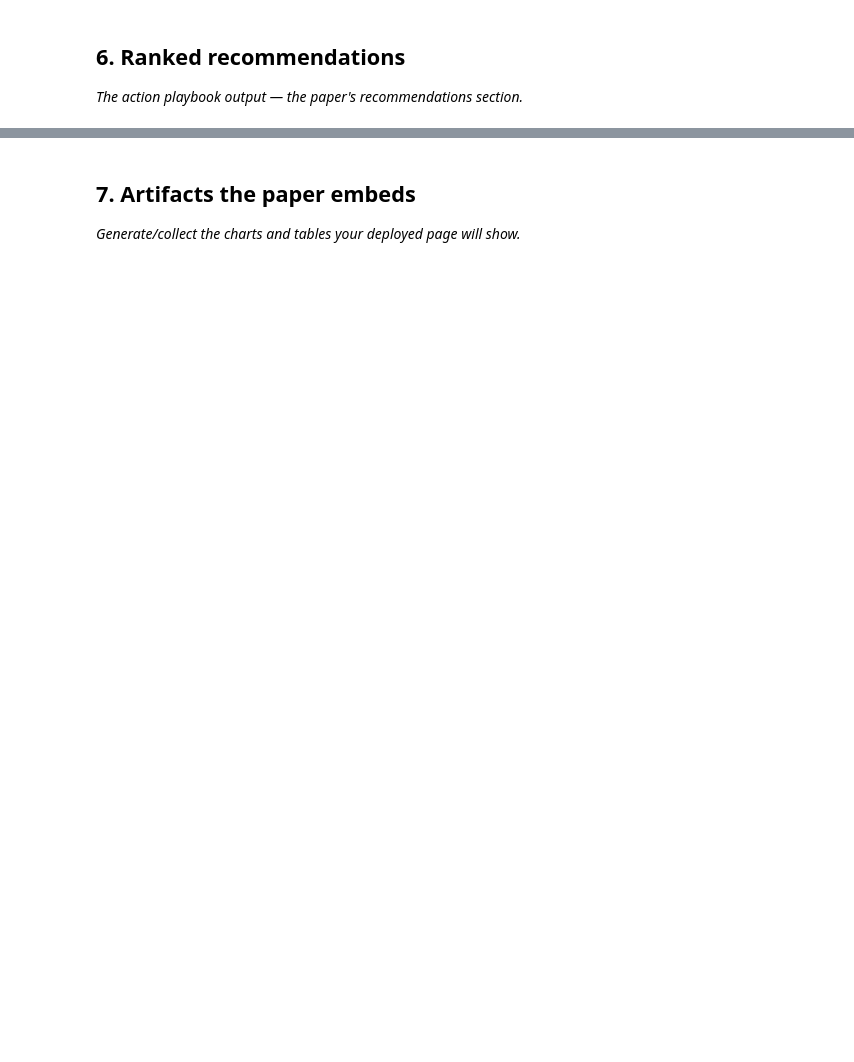
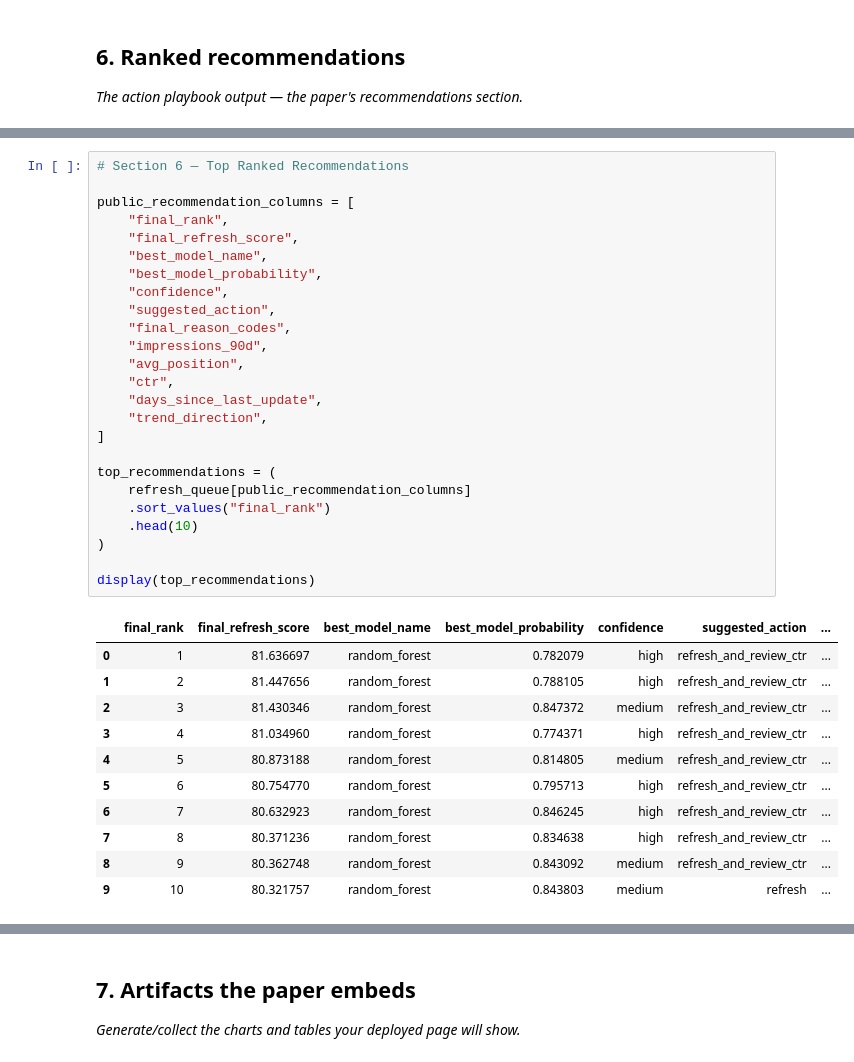
Before and after one commit to krihna7/flyrank-ML-internship, a Jupyter notebook: work/notebooks/capstone.ipynb, the cells around one changed output, grey strips where cells are left out. Drawn from its saved outputs; the diff is of its cells as text; blank space fills up the shorter version.

```diff
--- a/work/notebooks/capstone.ipynb
+++ b/work/notebooks/capstone.ipynb
@@ -32,0 +507,37 @@ This skeleton is yours to fill. Work the sections **in order** — each one has
+# %%
+# Section 6 — Top Ranked Recommendations
+
+public_recommendation_columns = [
+    "final_rank",
+    "final_refresh_score",
+    "best_model_name",
+    "best_model_probability",
+    "confidence",
+    "suggested_action",
+    "final_reason_codes",
+    "impressions_90d",
+    "avg_position",
+    "ctr",
+    "days_since_last_update",
+    "trend_direction",
+]
+
+top_recommendations = (
+    refresh_queue[public_recommendation_columns]
+    .sort_values("final_rank")
+    .head(10)
+)
+
+display(top_recommendations)
+# %% [output]
+|  | final_rank | final_refresh_score | best_model_name | best_model_probability | confidence | suggested_action | ... |
+| 0 | 1 | 81.636697 | random_forest | 0.782079 | high | refresh_and_review_ctr | ... |
+| 1 | 2 | 81.447656 | random_forest | 0.788105 | high | refresh_and_review_ctr | ... |
+| 2 | 3 | 81.430346 | random_forest | 0.847372 | medium | refresh_and_review_ctr | ... |
+| 3 | 4 | 81.034960 | random_forest | 0.774371 | high | refresh_and_review_ctr | ... |
+| 4 | 5 | 80.873188 | random_forest | 0.814805 | medium | refresh_and_review_ctr | ... |
+| 5 | 6 | 80.754770 | random_forest | 0.795713 | high | refresh_and_review_ctr | ... |
+| 6 | 7 | 80.632923 | random_forest | 0.846245 | high | refresh_and_review_ctr | ... |
+| 7 | 8 | 80.371236 | random_forest | 0.834638 | high | refresh_and_review_ctr | ... |
+| 8 | 9 | 80.362748 | random_forest | 0.843092 | medium | refresh_and_review_ctr | ... |
+| 9 | 10 | 80.321757 | random_forest | 0.843803 | medium | refresh | ... |
```
Also changed, not shown: parts of 25 cells of this notebook.
